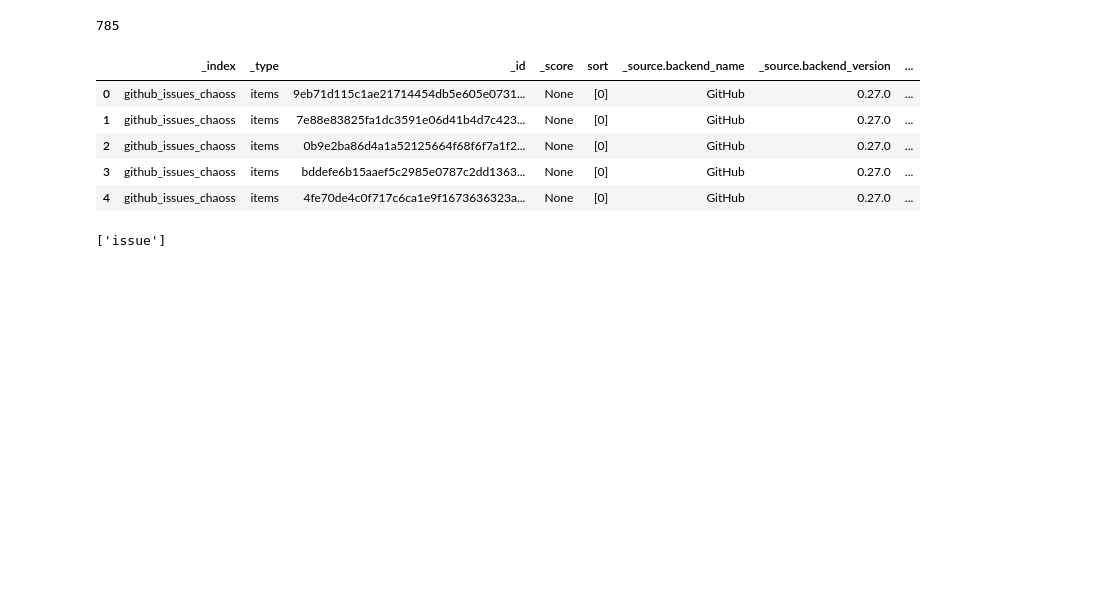
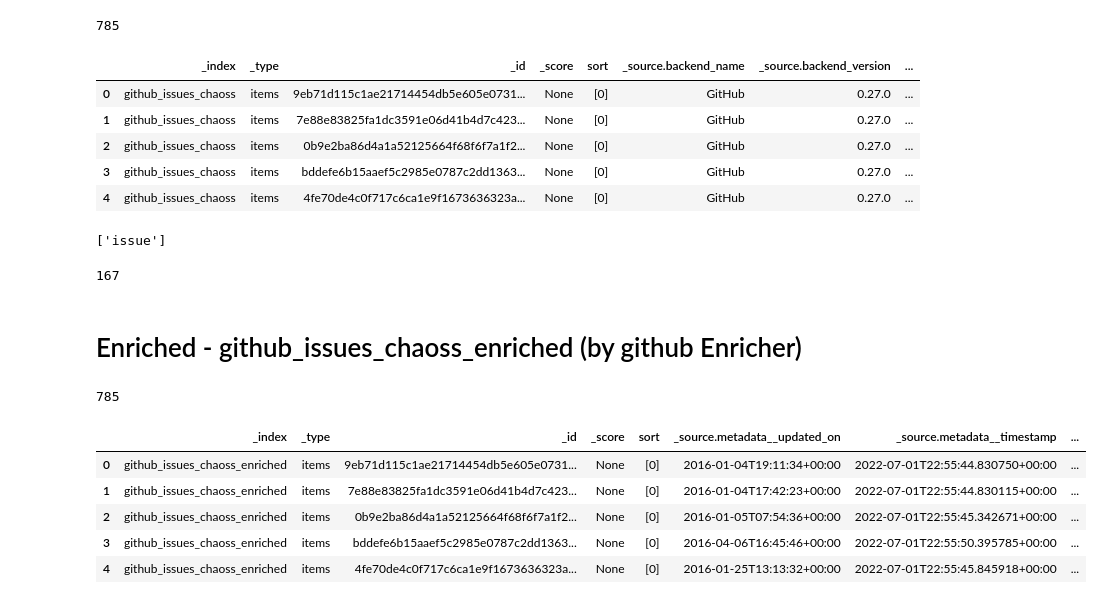
Before and after one commit to mabelbot/gsoc2022, a Jupyter notebook: misc/Elasticsearch.ipynb, the cells around one changed output. Saved outputs shown, nothing was run; the diff lists cells and outputs as text; code cells hidden in the pictures; blank space fills up the shorter version.

```diff
--- a/misc/Elasticsearch.ipynb
+++ b/misc/Elasticsearch.ipynb
@@ -113,3 +113,31 @@ df2.head()
 list(set(df2['_source.category']))
 # %% [output]
 ['issue']
+# %%
+len(set(df2.columns))
+# %% [output]
+167
+# %% [markdown]
+# Enriched - github_issues_chaoss_enriched (by github Enricher)
+# %%
+search = scan(
+    es,
+    index='github_issues_chaoss_enriched',
+    query={"query": { "match_all" : {}}}
+)
+hits = []
+for hit in search:
+    hits.append(hit)
+df_enriched_github_issues = json_normalize(hits)
+df_enriched_github_issues.shape[0]
+# %% [output]
+785
+# %%
+df_enriched_github_issues.head()
+# %% [output]
+|  | _index | _type | _id | _score | sort | _source.metadata__updated_on | _source.metadata__timestamp | ... |
+| 0 | github_issues_chaoss_enriched | items | 9eb71d115c1ae21714454db5e605e0731... | None | [0] | 2016-01-04T19:11:34+00:00 | 2022-07-01T22:55:44.830750+00:00 | ... |
+| 1 | github_issues_chaoss_enriched | items | 7e88e83825fa1dc3591e06d41b4d7c423... | None | [0] | 2016-01-04T17:42:23+00:00 | 2022-07-01T22:55:44.830115+00:00 | ... |
+| 2 | github_issues_chaoss_enriched | items | 0b9e2ba86d4a1a52125664f68f6f7a1f2... | None | [0] | 2016-01-05T07:54:36+00:00 | 2022-07-01T22:55:45.342671+00:00 | ... |
+| 3 | github_issues_chaoss_enriched | items | bddefe6b15aaef5c2985e0787c2dd1363... | None | [0] | 2016-04-06T16:45:46+00:00 | 2022-07-01T22:55:50.395785+00:00 | ... |
+| 4 | github_issues_chaoss_enriched | items | 4fe70de4c0f717c6ca1e9f1673636323a... | None | [0] | 2016-01-25T13:13:32+00:00 | 2022-07-01T22:55:45.845918+00:00 | ... |
```
Also changed, not shown: 1 other file.
